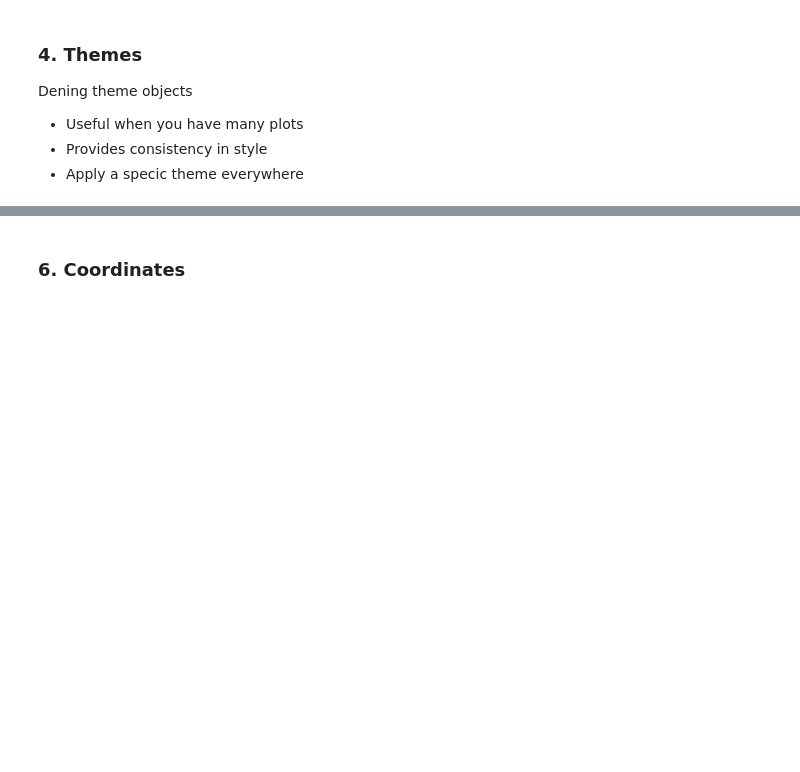
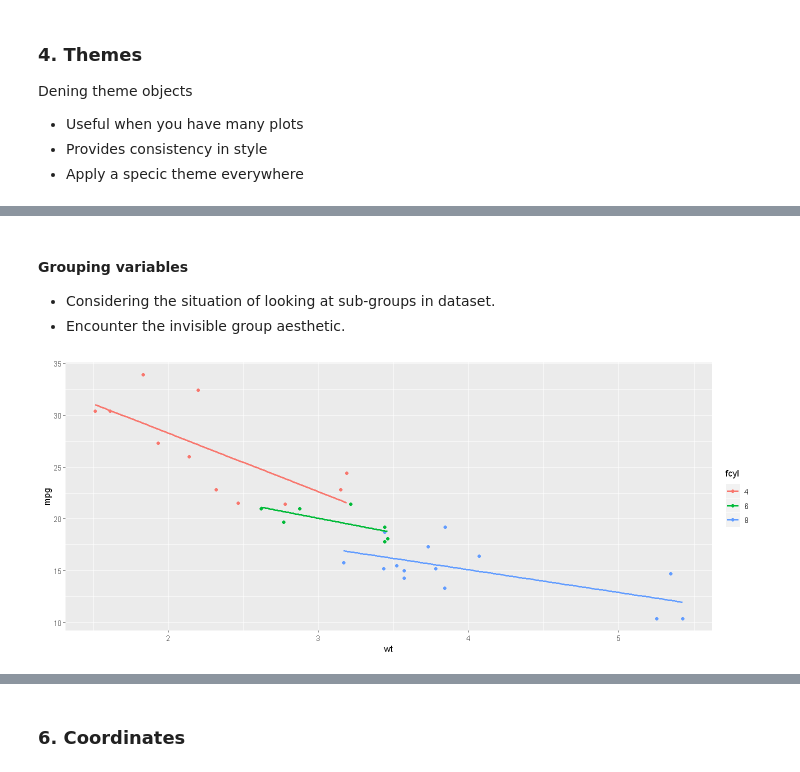
Before and after one commit to lnphng/Data-Analyst-with-R, a Jupyter notebook: 02.Visualization with ggplot2.ipynb, the cells around one changed output, grey strips where cells are left out. Saved outputs shown, nothing was run; the diff lists cells and outputs as text; code cells hidden in the pictures; blank space fills up the shorter version.

```diff
--- a/02.Visualization with ggplot2.ipynb
+++ b/02.Visualization with ggplot2.ipynb
@@ -518,0 +537,15 @@ ggplot(economics, aes(x = date, y = unemploy/pop)) +
+# %% [markdown]
+#### Grouping variables
+
+- Considering the situation of looking at sub-groups in dataset.
+- Encounter the invisible group aesthetic.
+# %%
+fcyl= factor(mtcars$cyl)
+# Using mtcars, plot mpg vs. wt, colored by fcyl
+ggplot(mtcars, aes(x=wt, y=mpg, color=fcyl)) +
+  # Add a point layer
+  geom_point() +
+  # Add a smooth lin reg stat, no ribbon
+  stat_smooth(method='lm',se=FALSE)
+# %% [output]
+[figure, added]
```
Also changed, not shown: parts of 40 cells of this notebook.
